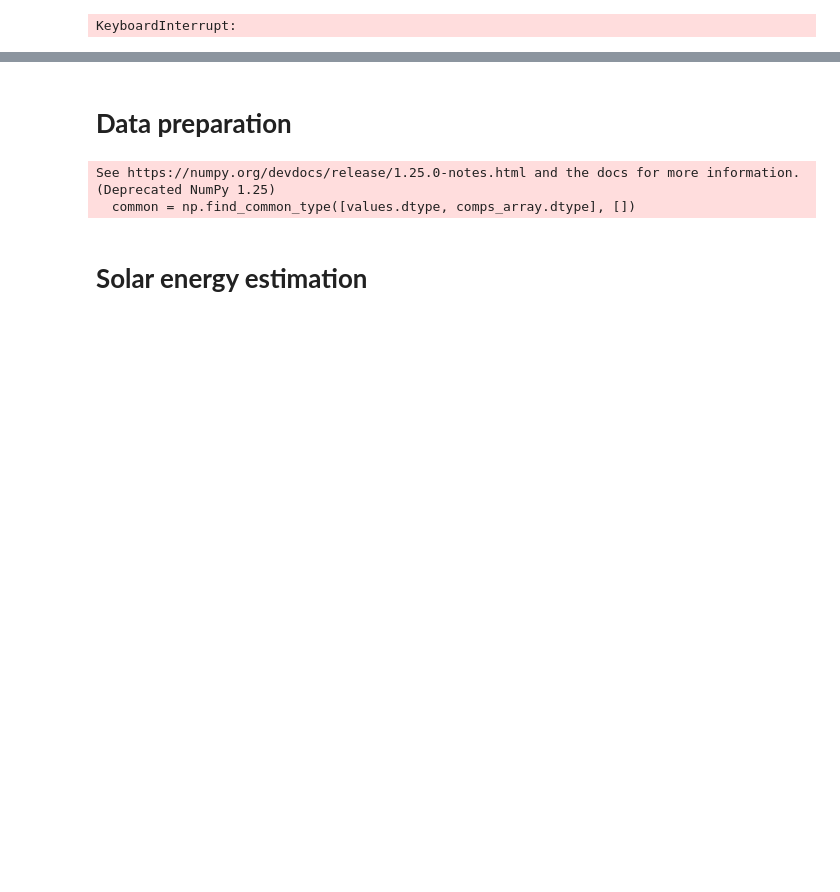
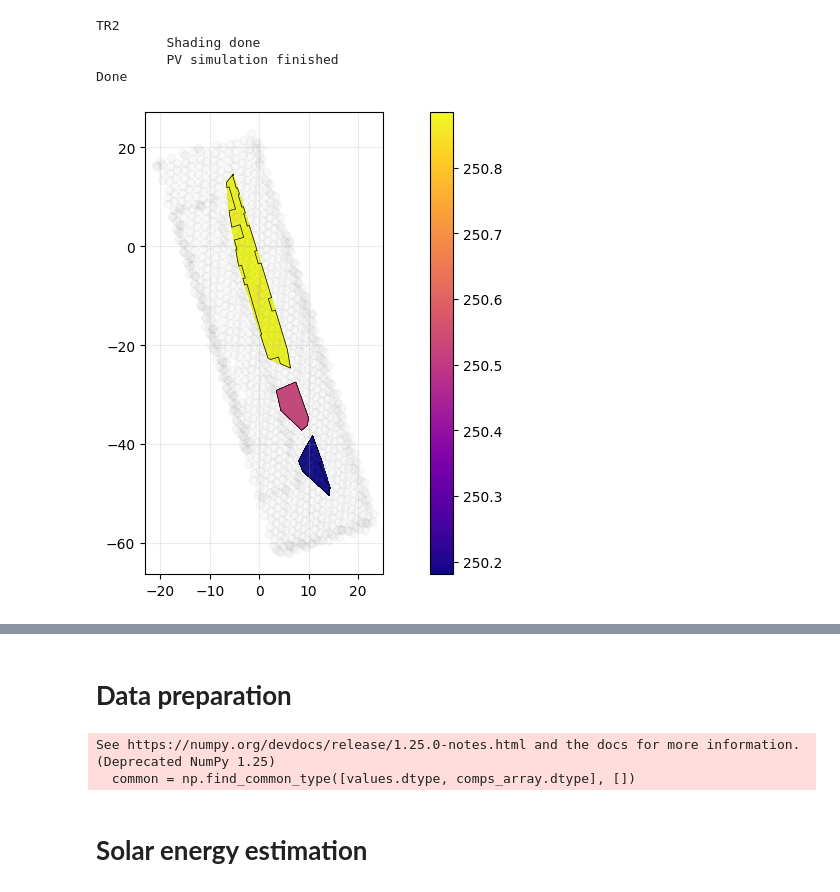
Before and after one commit to BeeGroup-cimne/solar_potencial_estimation_v2, a Jupyter notebook: main.ipynb, the cells around one changed output, grey strips where cells are left out. Drawn from its saved outputs; the diff is of its cells as text; code cells hidden in the pictures; blank space fills up the shorter version.

```diff
--- a/main.ipynb
+++ b/main.ipynb
@@ -4,73 +4,77 @@ from Classes.SolarEstimator import SolarEstimator
 import pandas as pd
 
 buildings_path = "Sample/Data/Buildings lists/Buildings Campus Terrassa.csv"
-cadastre_path = "Sample/Data/Cadastre files"
+cadaster_path = "Sample/Data/Cadaster files"
 LiDAR_path = "Sample/Data/LiDAR files"
 output_path = "Sample/Results/Data Preparation"
 
 def prepare_alldata(data_prepPaths, LiDAR_target, buildings_source=4326, cadstre_source=4326, las2txtPath="C:/LAStools"):
     dataprep = DataPreparator(data_prepPaths[0], data_prepPaths[1], data_prepPaths[2], data_prepPaths[3])
     dataprep.prepare_buildings(source=buildings_source, target=LiDAR_target)
-    dataprep.prepare_cadastre(source=cadstre_source, target=LiDAR_target)
+    dataprep.prepare_cadaster(source=cadstre_source, target=LiDAR_target)
     dataprep.prepare_LiDAR(las2txtPath=las2txtPath)
     print("\t Data preparation done")
 
-def simulateBuilding(building, simulationPaths, srcCadaster, srcLiDAR):
-    solarestimator = SolarEstimator(building, simulationPaths[0], srcLiDAR=srcLiDAR, square_side=500, temp_path="Sample/Results/_Temp")
+def simulateBuilding(building, simulationPaths, crsCadaster, crsLiDAR):
+    print(building.identifier.values[0])
+    solarestimator = SolarEstimator(building, simulationPaths[0], crsLiDAR=crsLiDAR, square_side=500, temp_path="Sample/Results/_Temp")
     solarestimator.loadData(simulationPaths[1], simulationPaths[2], simulationPaths[3], simulationPaths[4])
-    print("\t Starting simulation")
+    # print("\t Starting simulation")
 
-    solarestimator.segmentLiDAR(square_side=500)
-    solarestimator.createNeighborhood(LAStoolsPath="C:/LAStools", export3D=True)
-    print("\t Square neighborhood generation done")
+    # solarestimator.segmentLiDAR(square_side=500)
+    # solarestimator.createNeighborhood(LAStoolsPath="C:/LAStools", export3D=True)
+    # print("\t Square neighborhood generation done")
 
-    solarestimator.identifyPlanes(minGlobalPercentage=0.05, minPartialPercentage=0.5, heightThreshold=0.5, distanceThreshold=0.1, ransacIterations=100, densityMultiplier=0.5, stoppingPercentage=0.2, pdfExponent=2)
-    print("\t Plane identification done")
+    # solarestimator.identifyPlanes(minGlobalPercentage=0.05, minPartialPercentage=0.5, heightThreshold=0.5, distanceThreshold=0.1, ransacIterations=100, densityMultiplier=0.5, stoppingPercentage=0.2, pdfExponent=2)
+    # print("\t Plane identification done")
 
-    solarestimator.processPlanes(srcCadaster=srcCadaster, generateFigures=True, slidingHole=0.75, minHoleSide = 2.5)
-    print("\t Plane processing done")
+    # solarestimator.processPlanes(crsCadaster=crsCadaster, generateFigures=True, slidingHole=0.75, minHoleSide = 2.5)
+    # print("\t Plane processing done")
 
-    # solarestimator.computeShading(generateFigures=False, Nsamples=25, div=2, bufferSize=1, shadeInside=True)
-    # print("\t Shading done")
+    solarestimator.computeShading(generateFigures=False, Nsamples=25, div=2, bufferSize=1)
+    print("\t Shading done")
 
-    # solarestimator.simulatePySAM(simulationPaths[5], generateFigures=False)
-    # solarestimator.plotEnergyMap()
-    # print("\t PV simulation finished")
+    solarestimator.simulatePySAM(simulationPaths[5], generateFigures=False)
+    solarestimator.plotEnergyMap()
+    print("\t PV simulation finished")
 
 if __name__ =="__main__":
     # # For data preparation
     #     # To modify
     # buildings_path = "Sample/Data/Buildings lists/Buildings Campus Terrassa.csv"
-    # cadastre_path = "Sample/Data/Cadastre files"
+    # cadaster_path = "Sample/Data/Cadaster files"
     # LiDAR_path = "Sample/Data/LiDAR files"
     # output_path = "Sample/Results/Data Preparation"
     #     # Do not touch
-    # data_prepPaths = [buildings_path, cadastre_path, LiDAR_path, output_path]
+    # data_prepPaths = [buildings_path, cadaster_path, LiDAR_path, output_path]
     # prepare_alldata(data_prepPaths, LiDAR_target=25831)
 
     # For PV simulation
         # To modify
-    buildings_info_path = r"C:\Users\jaasb\INVESTIGO\BEE Group\eplanet shared\Programa Final\Results\Data Preparation\Buildings\Buildings_filtered.csv"
-    # buildingsID = ['eP-EAZK-050', 'eP-EAZK-076', 'eP-EAZK-085', 'eP-EAZK-162', 'eP-EAZK-163', 'eP-EAZK-165']
-    buildingsID = ['eP-EAZK-076']
+    buildings_info_path = r"C:\Users\jaasb\INVESTIGO\Github\solar_potencial_estimation_v2\Sample\Results\Data Preparation\Buildings\Buildings_filtered.csv"
+    buildingsID = ['TR2']
 
     LiDAR_info_path = "Sample/Results/Data Preparation/LiDAR/LiDAR_Limits.csv"
-    cadastre_info_path = "Sample/Results/Data Preparation/Cadastre/Cadastre_Limits.csv"
+    cadaster_info_path = "Sample/Results/Data Preparation/Cadaster/Cadaster_Limits.csv"
     LiDAR_path = "Sample/Data/LiDAR files"
-    cadastre_path = "Sample/Data/Cadastre files"
+    cadaster_path = "Sample/Data/Cadaster files"
     tmyfile = "Sample/Data/TMY_Terrassa-2018.csv"
     output_path = "Sample/Results"
 
-    srcCadaster=3035
-    srcLiDAR=5514
+    crsCadaster=4326
+    crsLiDAR=25831
 
         # Do not touch
-    simulationPaths = [output_path, LiDAR_info_path, cadastre_info_path, LiDAR_path, cadastre_path, tmyfile]
+    simulationPaths = [output_path, LiDAR_info_path, cadaster_info_path, LiDAR_path, cadaster_path, tmyfile]
     buildings = pd.read_csv(buildings_info_path)
     for buildingID in buildingsID:
         building = buildings[buildings.identifier == buildingID].reset_index(drop=True)
-        simulateBuilding(building, simulationPaths, srcCadaster, srcLiDAR)
+        simulateBuilding(building, simulationPaths, crsCadaster, crsLiDAR)
 
     print("Done")
 # %% [output]
-KeyboardInterrupt:
+TR2
+         Shading done
+         PV simulation finished
+Done
+[figure, added]
```
Also changed, not shown: parts of 5 cells of this notebook, 10 other files.
